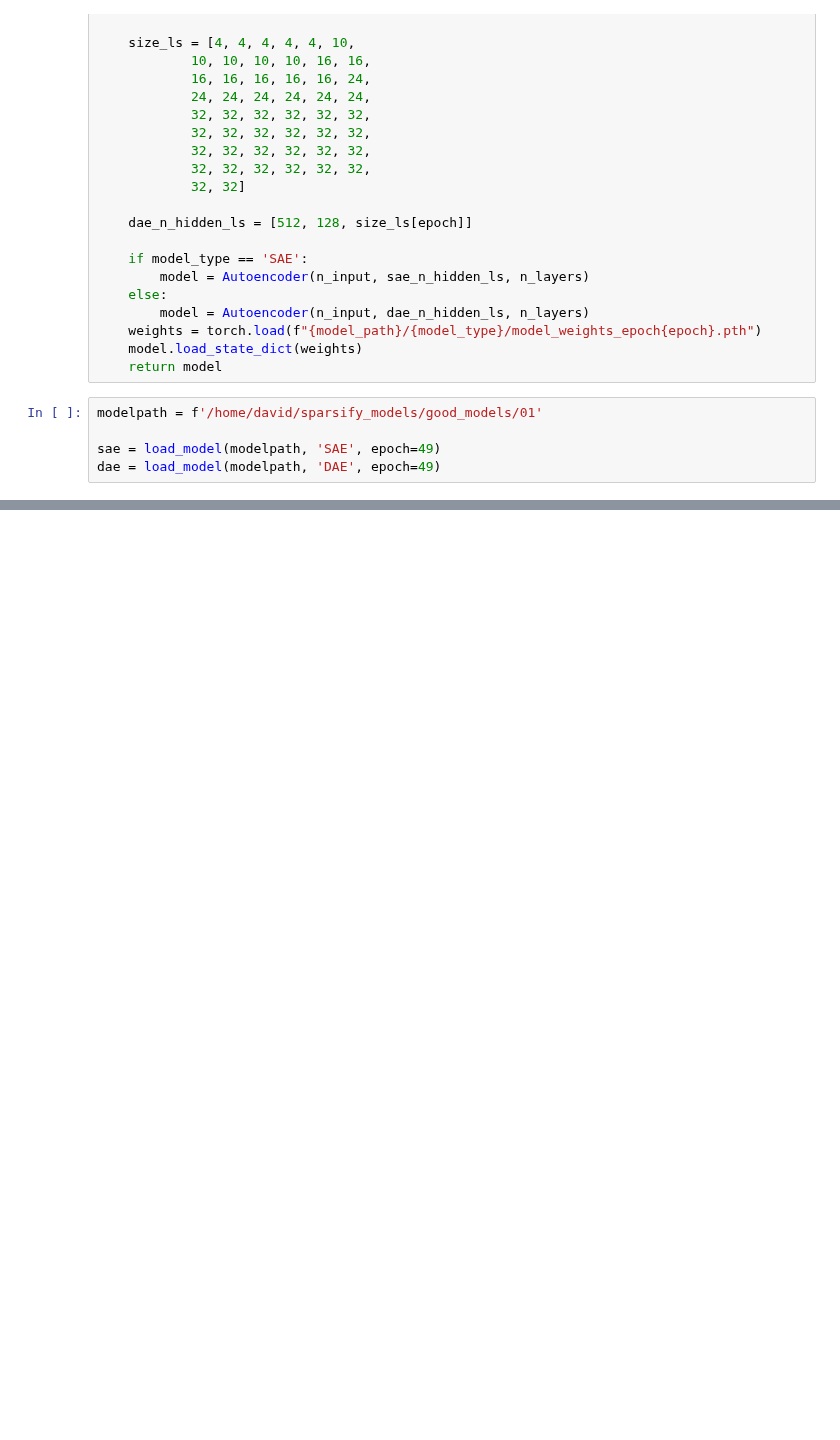
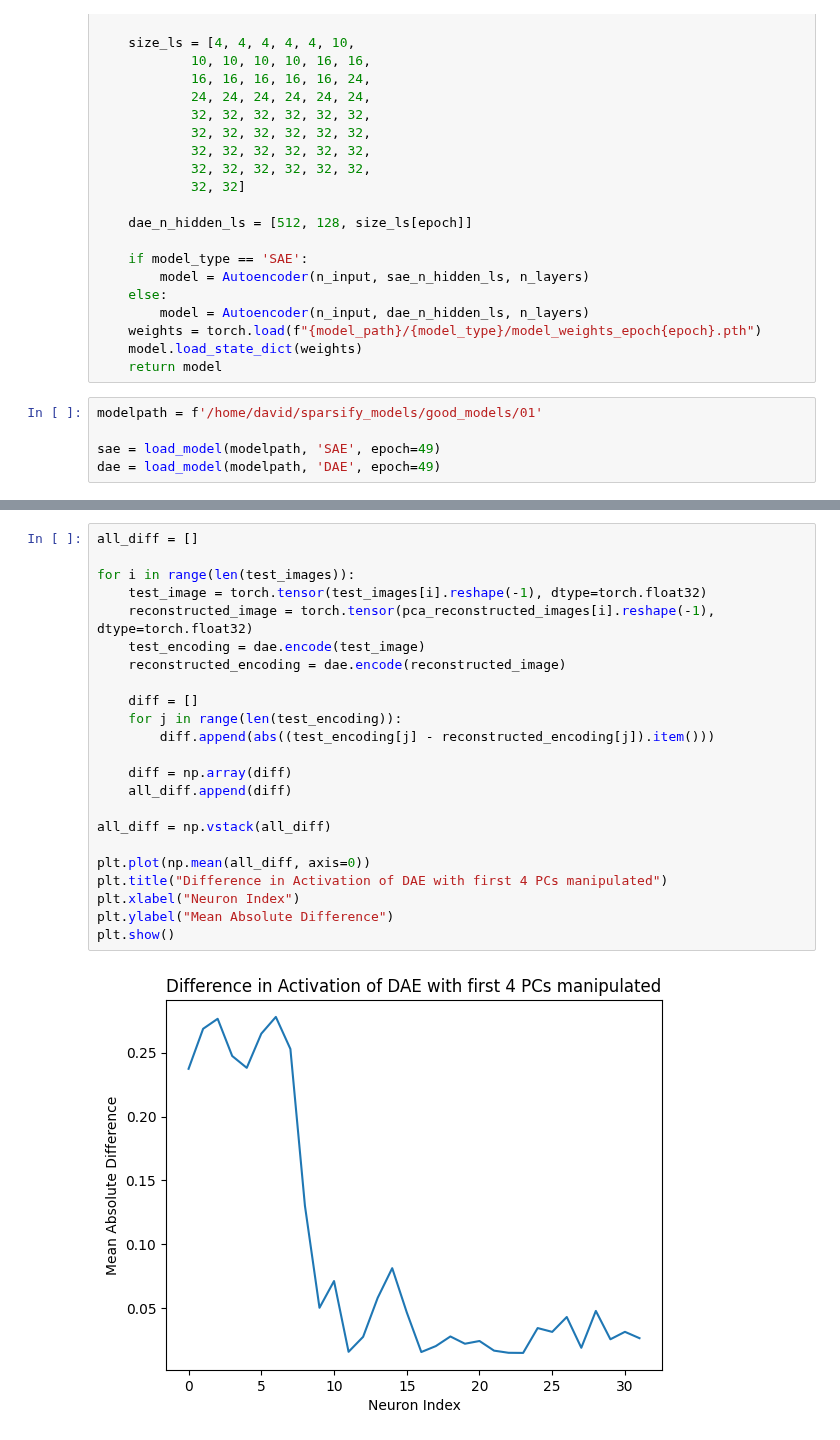
Before and after one commit to DiJam20/developing-autoencoders, a Jupyter notebook: 15_PCA_Noise.ipynb, the cells around one changed output, grey strips where cells are left out. Cells and saved outputs as stored; diff of their text form; blank space fills up the shorter version.

```diff
--- a/15_PCA_Noise.ipynb
+++ b/15_PCA_Noise.ipynb
@@ -109,0 +106,25 @@ Reshape your data either using array.reshape(-1, 1) if your data has a single fe
+# %%
+all_diff = []
+
+for i in range(len(test_images)):
+    test_image = torch.tensor(test_images[i].reshape(-1), dtype=torch.float32)
+    reconstructed_image = torch.tensor(pca_reconstructed_images[i].reshape(-1), dtype=torch.float32)
+    test_encoding = dae.encode(test_image)
+    reconstructed_encoding = dae.encode(reconstructed_image)
+
+    diff = []
+    for j in range(len(test_encoding)):
+        diff.append(abs((test_encoding[j] - reconstructed_encoding[j]).item()))
+
+    diff = np.array(diff)
+    all_diff.append(diff)
+
+all_diff = np.vstack(all_diff)
+
+plt.plot(np.mean(all_diff, axis=0))
+plt.title("Difference in Activation of DAE with first 4 PCs manipulated")
+plt.xlabel("Neuron Index")
+plt.ylabel("Mean Absolute Difference")
+plt.show()
+# %% [output]
+[figure, added]
```
Also changed, not shown: parts of 10 cells of this notebook.
